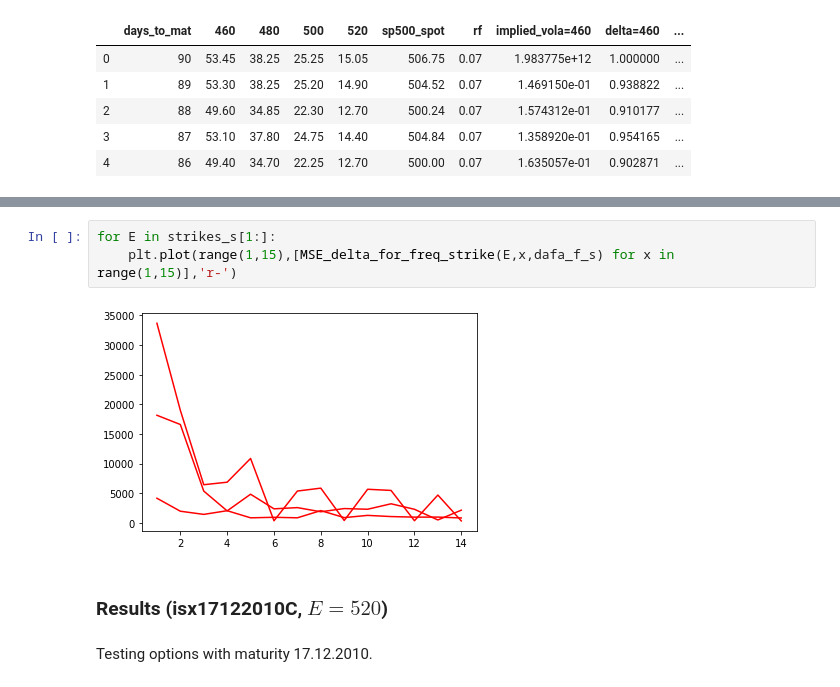
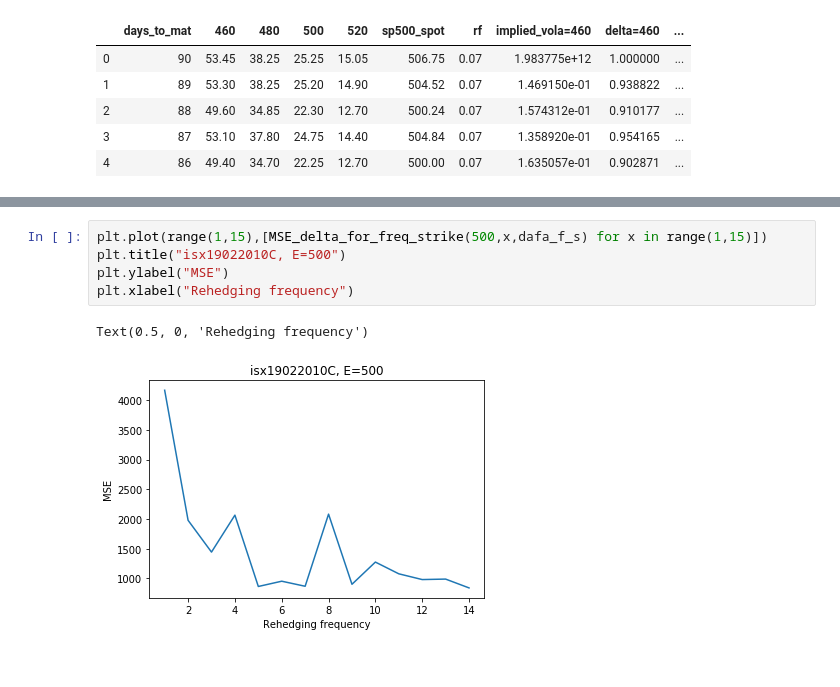
Before and after one commit to j4bert0/FE1-hedging, a Jupyter notebook: delta_hedge.ipynb, the cells around one changed output, grey strips where cells are left out. Cells and saved outputs as stored; diff of their text form.

Commit message:
analysis single delta 2

```diff
--- a/delta_hedge.ipynb
+++ b/delta_hedge.ipynb
@@ -350,9 +386,8 @@ dafa_f_s.head()
 # %%
-for E in strikes_s[1:]:
-    plt.plot(range(1,15),[MSE_delta_for_freq_strike(E,x,dafa_f_s) for x in range(1,15)],'r-')
+plt.plot(range(1,15),[MSE_delta_for_freq_strike(500,x,dafa_f_s) for x in range(1,15)])
+plt.title("isx19022010C, E=500")
+plt.ylabel("MSE")
+plt.xlabel("Rehedging frequency")
 # %% [output]
+Text(0.5, 0, 'Rehedging frequency')
-[figure, old version]
+[figure, new version]
-# %% [markdown]
-### Results (isx17122010C, $E=520$)
-# %% [markdown]
-Testing options with maturity 17.12.2010.
```
Also changed, not shown: parts of 15 cells of this notebook.
